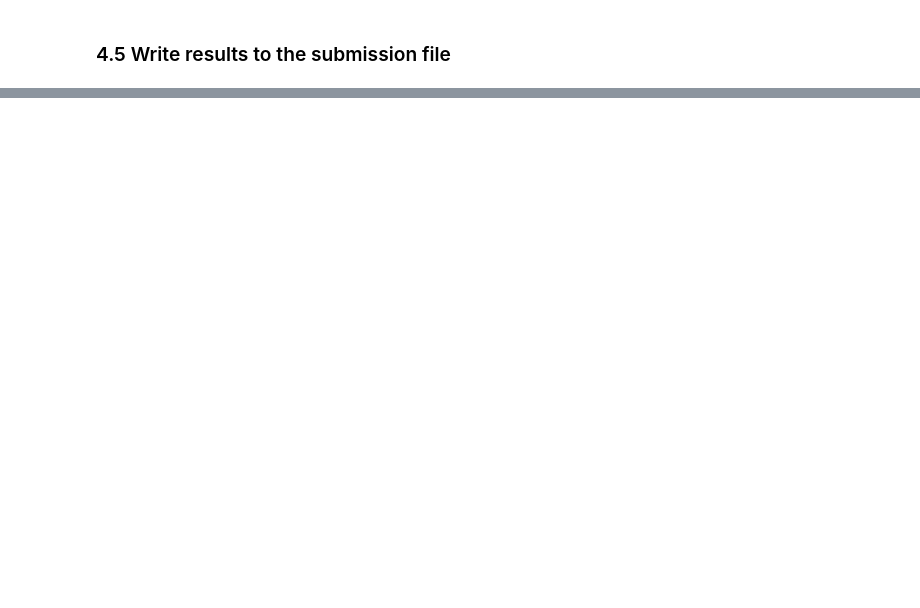
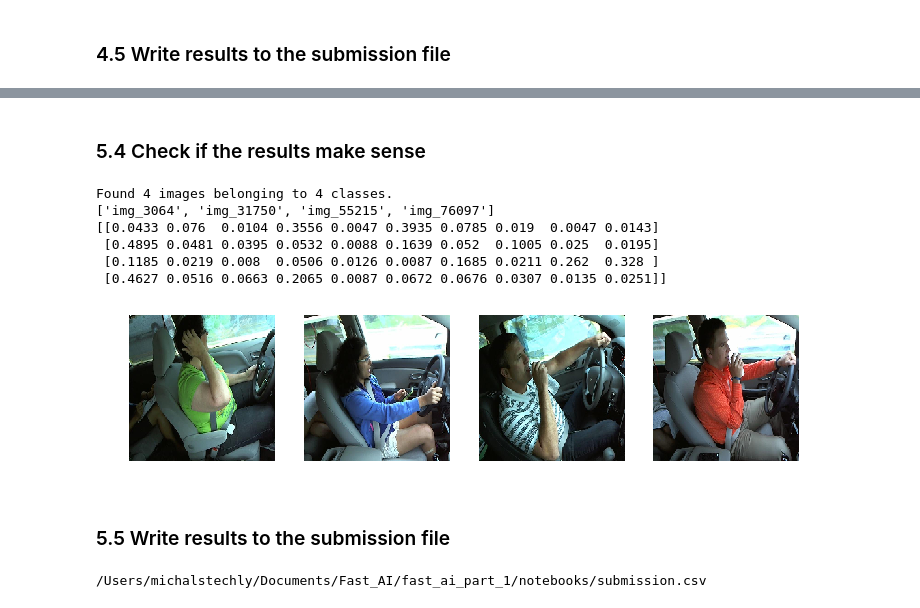
Before and after one commit to mstechly/fast_ai_course, a Jupyter notebook: notebooks/Lesson 1.ipynb, the cells around one changed output, grey strips where cells are left out. Cells and saved outputs as stored; diff of their text form; code cells hidden in the pictures; blank space fills up the shorter version.

```diff
--- a/notebooks/Lesson 1.ipynb
+++ b/notebooks/Lesson 1.ipynb
@@ -230,0 +296,7 @@ FileLink('submission.csv')
+# %%
+number_of_epochs = 1
+model_name = "model_1"
+# %%
+for i in range(number_of_epochs):
+    network.fit(train_batches, validation_batches)
+    network.model.save_weights(model_name + "_" + str(i) + ".h5")
@@ -230,0 +312,2 @@ FileLink('submission.csv')
+# %%
+network.model.load_weights("model_1_2.h5")
@@ -230,0 +316,22 @@ FileLink('submission.csv')
+# %%
+final_ids = []
+final_predictions = np.array([]).reshape(0,10)
+if "sample" in path:
+    total_number_of_cases = 4
+    batch_size = 1
+else:
+    total_number_of_cases = 79726
+    batch_size = 64
+
+# since get_batches takes images in the order using the method below
+all_image_names = sorted(os.listdir(os.path.join(path, "test")))
+
+test_batch = network.get_batches(os.path.join(path, "test"), shuffle=False, batch_size=batch_size)
+for i in range(0, int(total_number_of_cases / batch_size) + 1):
+    imgs, labels = next(test_batch)
+    predictions = network.model.predict(imgs)
+    image_ids = all_image_names[i*64:(i+1)*64]
+    final_predictions = np.vstack([final_predictions, predictions])
+    final_ids += image_ids
+    if i % 50 == 0:
+        print("progress", i*batch_size / total_number_of_cases)
@@ -230,0 +346,18 @@ FileLink('submission.csv')
+# %% [markdown]
+### 5.4 Check if the results make sense
+# %%
+test_batch = network.get_batches(os.path.join(path, "test"), shuffle=False, batch_size=4)
+imgs, labels = next(test_batch)
+plots(imgs)
+print(final_ids[:4])
+print(final_predictions[:4])
+# %% [output]
+Found 4 images belonging to 4 classes.
+['img_3064', 'img_31750', 'img_55215', 'img_76097']
+[[0.0433 0.076  0.0104 0.3556 0.0047 0.3935 0.0785 0.019  0.0047 0.0143]
+ [0.4895 0.0481 0.0395 0.0532 0.0088 0.1639 0.052  0.1005 0.025  0.0195]
+ [0.1185 0.0219 0.008  0.0506 0.0126 0.0087 0.1685 0.0211 0.262  0.328 ]
+ [0.4627 0.0516 0.0663 0.2065 0.0087 0.0672 0.0676 0.0307 0.0135 0.0251]]
+[figure, added]
+# %% [markdown]
+### 5.5 Write results to the submission file
@@ -230,0 +378,5 @@ FileLink('submission.csv')
+# %%
+from IPython.display import FileLink
+FileLink('submission.csv')
+# %% [output]
+/Users/michalstechly/Documents/Fast_AI/fast_ai_part_1/notebooks/submission.csv
```
Also changed, not shown: parts of 29 cells of this notebook.
